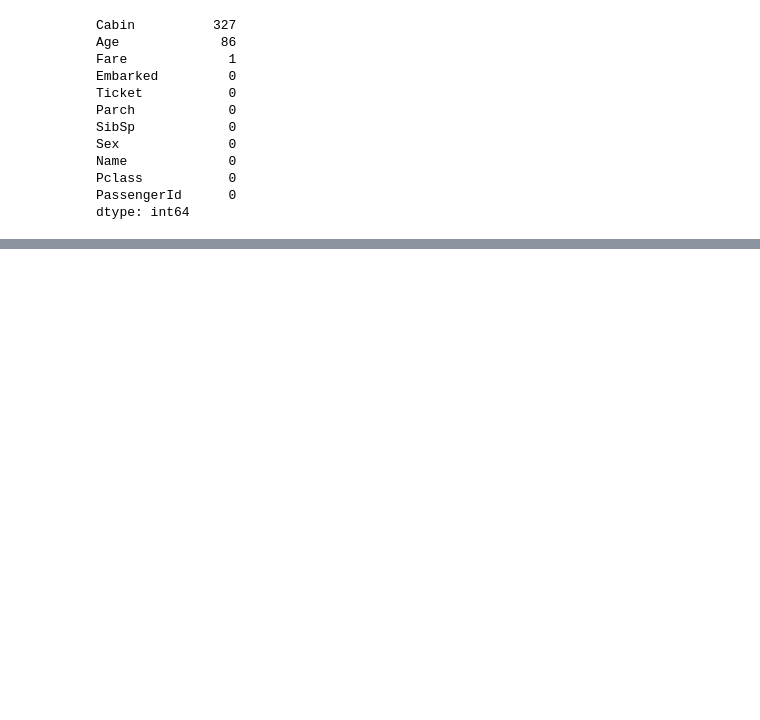
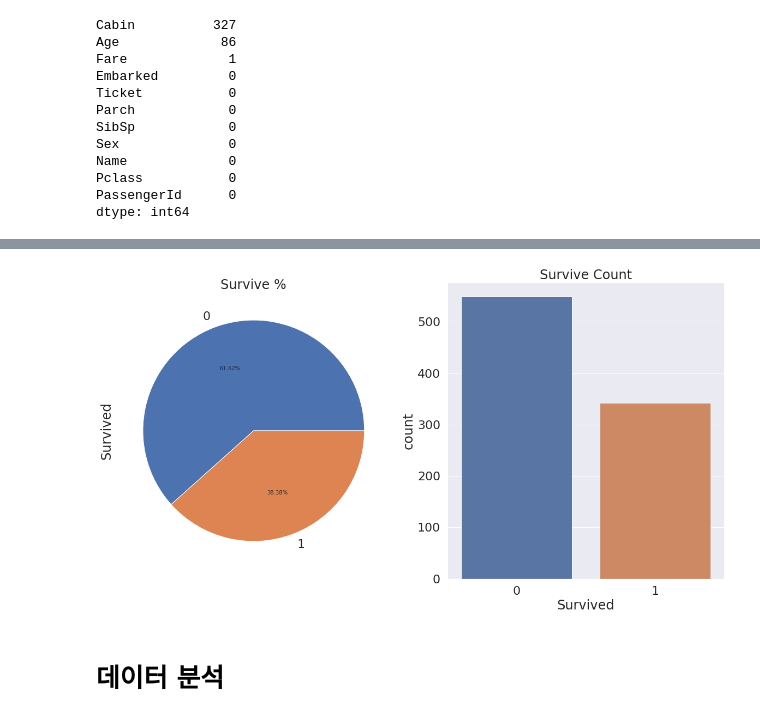
Before and after one commit to Daikoku1/Daikoku_Python, a Jupyter notebook: 캐글/타이타닉.ipynb, the cells around one changed output, grey strips where cells are left out. Cells and saved outputs as stored; diff of their text form; code cells hidden in the pictures; blank space fills up the shorter version.

```diff
--- a/캐글/타이타닉.ipynb
+++ b/캐글/타이타닉.ipynb
@@ -93,0 +102,15 @@ Text(0.5, 1.0, 'Total Missing Value (%)')
+# %%
+f, ax = plt.subplots(1, 2, figsize=(20, 10))
+
+vc_df = df_train['Survived'].value_counts()
+vc_df.plot.pie(autopct='%1.2f%%', ax=ax[0])
+ax[0].set_title('Survive %')
+
+sns.countplot('Survived', data=df_train, ax=ax[1])
+ax[1].set_title('Survive Count')
+
+plt.show()
+# %% [output]
+[figure, added]
+# %% [markdown]
+# 데이터 분석
```
Also changed, not shown: parts of 17 cells of this notebook.
